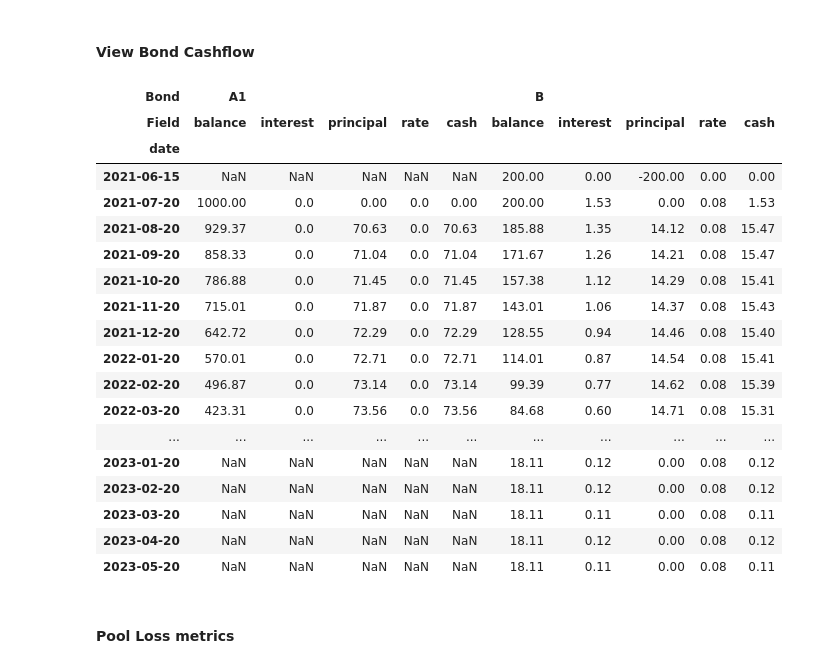
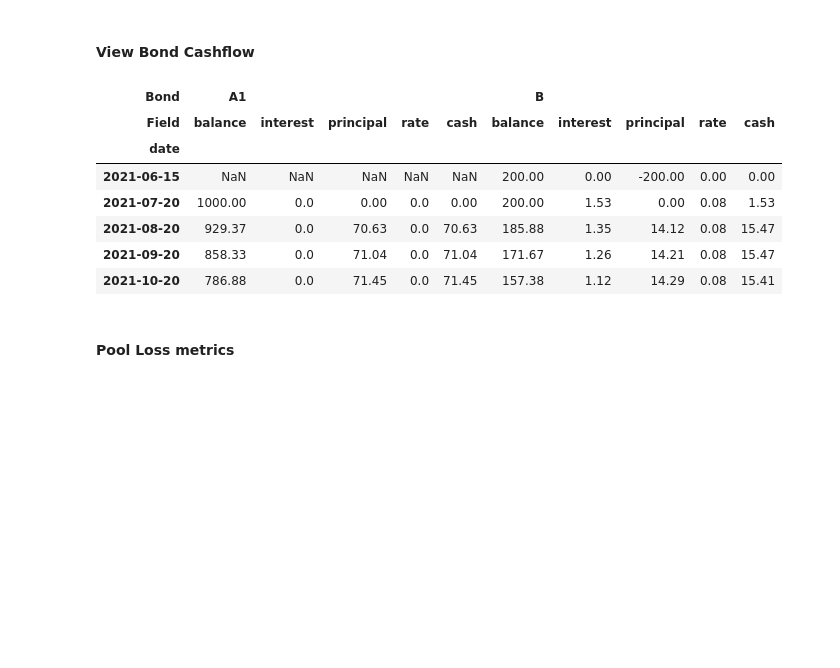
Before and after one commit to yellowbean/AbsBox, a Jupyter notebook: docs/source/nbsample/SRT_Example_Native_Prod.ipynb, the cells around one changed output. Cells and saved outputs as stored; diff of their text form; code cells hidden in the pictures; blank space fills up the shorter version.

```diff
--- a/docs/source/nbsample/SRT_Example_Native_Prod.ipynb
+++ b/docs/source/nbsample/SRT_Example_Native_Prod.ipynb
@@ -109,28 +114,17 @@ LiquidityProvider originator is not paid off
 #### View Bond Cashflow
 # %%
 from absbox import readBondsCf
+
+readBondsCf(r['bonds']).head()
+# %% [output]
+| Bond | A1 |  |  |  |  | B |  |  |  |  |
+| Field | balance | interest | principal | rate | cash | balance | interest | principal | rate | cash |
+| date |  |  |  |  |  |  |  |  |  |  |
+| 2021-06-15 | NaN | NaN | NaN | NaN | NaN | 200.00 | 0.00 | -200.00 | 0.00 | 0.00 |
+| 2021-07-20 | 1000.00 | 0.0 | 0.00 | 0.0 | 0.00 | 200.00 | 1.53 | 0.00 | 0.08 | 1.53 |
+| 2021-08-20 | 929.37 | 0.0 | 70.63 | 0.0 | 70.63 | 185.88 | 1.35 | 14.12 | 0.08 | 15.47 |
+| 2021-09-20 | 858.33 | 0.0 | 71.04 | 0.0 | 71.04 | 171.67 | 1.26 | 14.21 | 0.08 | 15.47 |
+| 2021-10-20 | 786.88 | 0.0 | 71.45 | 0.0 | 71.45 | 157.38 | 1.12 | 14.29 | 0.08 | 15.41 |
-# %%
-readBondsCf(r['bonds'])
-# %% [output]
-| Bond | A1 |  |  |  |  | B |  |  |  |  |
-| Field | balance | interest | principal | rate | cash | balance | interest | principal | rate | cash |
-| date |  |  |  |  |  |  |  |  |  |  |
-| 2021-06-15 | NaN | NaN | NaN | NaN | NaN | 200.00 | 0.00 | -200.00 | 0.00 | 0.00 |
-| 2021-07-20 | 1000.00 | 0.0 | 0.00 | 0.0 | 0.00 | 200.00 | 1.53 | 0.00 | 0.08 | 1.53 |
-| 2021-08-20 | 929.37 | 0.0 | 70.63 | 0.0 | 70.63 | 185.88 | 1.35 | 14.12 | 0.08 | 15.47 |
-| 2021-09-20 | 858.33 | 0.0 | 71.04 | 0.0 | 71.04 | 171.67 | 1.26 | 14.21 | 0.08 | 15.47 |
-| 2021-10-20 | 786.88 | 0.0 | 71.45 | 0.0 | 71.45 | 157.38 | 1.12 | 14.29 | 0.08 | 15.41 |
-| 2021-11-20 | 715.01 | 0.0 | 71.87 | 0.0 | 71.87 | 143.01 | 1.06 | 14.37 | 0.08 | 15.43 |
-| 2021-12-20 | 642.72 | 0.0 | 72.29 | 0.0 | 72.29 | 128.55 | 0.94 | 14.46 | 0.08 | 15.40 |
-| 2022-01-20 | 570.01 | 0.0 | 72.71 | 0.0 | 72.71 | 114.01 | 0.87 | 14.54 | 0.08 | 15.41 |
-| 2022-02-20 | 496.87 | 0.0 | 73.14 | 0.0 | 73.14 | 99.39 | 0.77 | 14.62 | 0.08 | 15.39 |
-| 2022-03-20 | 423.31 | 0.0 | 73.56 | 0.0 | 73.56 | 84.68 | 0.60 | 14.71 | 0.08 | 15.31 |
-| ... | ... | ... | ... | ... | ... | ... | ... | ... | ... | ... |
-| 2023-01-20 | NaN | NaN | NaN | NaN | NaN | 18.11 | 0.12 | 0.00 | 0.08 | 0.12 |
-| 2023-02-20 | NaN | NaN | NaN | NaN | NaN | 18.11 | 0.12 | 0.00 | 0.08 | 0.12 |
-| 2023-03-20 | NaN | NaN | NaN | NaN | NaN | 18.11 | 0.11 | 0.00 | 0.08 | 0.11 |
-| 2023-04-20 | NaN | NaN | NaN | NaN | NaN | 18.11 | 0.12 | 0.00 | 0.08 | 0.12 |
-| 2023-05-20 | NaN | NaN | NaN | NaN | NaN | 18.11 | 0.11 | 0.00 | 0.08 | 0.11 |
 # %% [markdown]
 #### Pool Loss metrics
 # %% [markdown]
```
Also changed, not shown: parts of 21 cells of this notebook.
